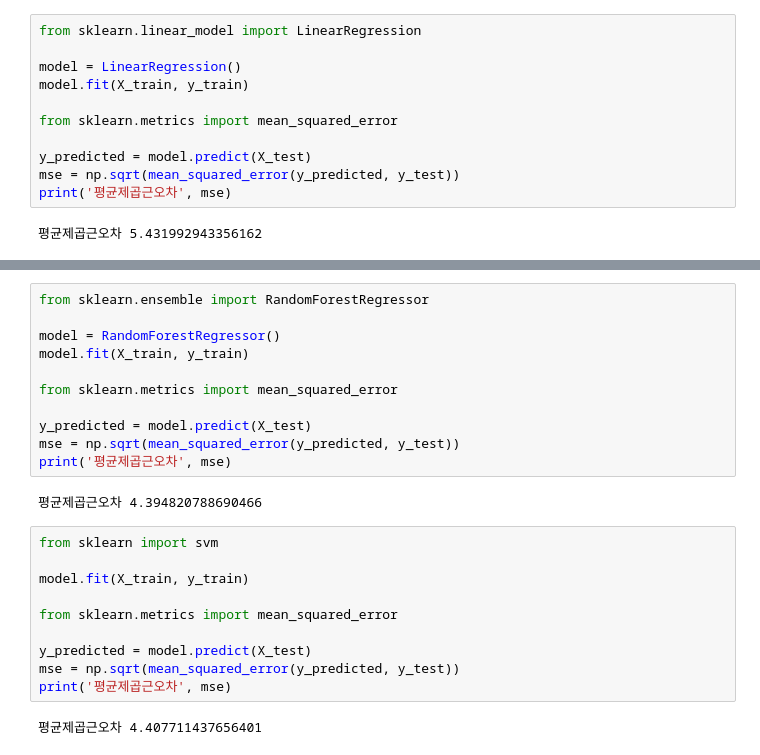
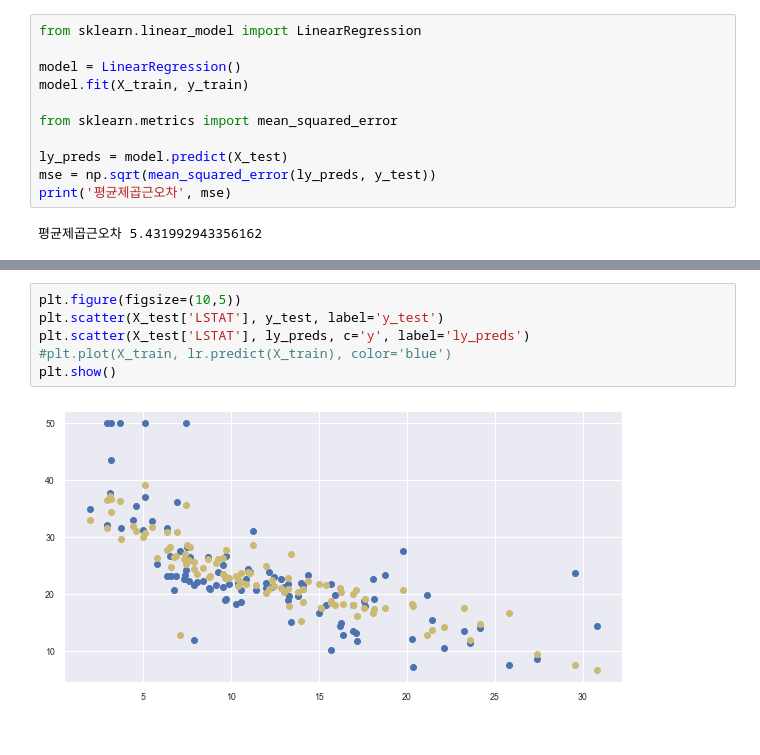
Before and after one commit to dsamne/AI-class, a Jupyter notebook: boston.ipynb, the cells around one changed output, grey strips where cells are left out. Saved outputs shown, nothing was run; the diff lists cells and outputs as text.

```diff
--- a/boston.ipynb
+++ b/boston.ipynb
@@ -205,8 +202,8 @@ model.fit(X_train, y_train)
 
 from sklearn.metrics import mean_squared_error
 
-y_predicted = model.predict(X_test)
-mse = np.sqrt(mean_squared_error(y_predicted, y_test))
+ly_preds = model.predict(X_test)
+mse = np.sqrt(mean_squared_error(ly_preds, y_test))
 print('평균제곱근오차', mse)
 # %% [output]
 평균제곱근오차 5.431992943356162
@@ -226,25 +210,8 @@ print('평균제곱근오차', mse)
-# %%
-from sklearn.ensemble import RandomForestRegressor
-
-model = RandomForestRegressor()
-model.fit(X_train, y_train)
-
-from sklearn.metrics import mean_squared_error
-
-y_predicted = model.predict(X_test)
-mse = np.sqrt(mean_squared_error(y_predicted, y_test))
-print('평균제곱근오차', mse)
-# %% [output]
-평균제곱근오차 4.394820788690466
-# %%
-from sklearn import svm
-
-model.fit(X_train, y_train)
-
-from sklearn.metrics import mean_squared_error
-
-y_predicted = model.predict(X_test)
-mse = np.sqrt(mean_squared_error(y_predicted, y_test))
-print('평균제곱근오차', mse)
-# %% [output]
-평균제곱근오차 4.407711437656401
+# %%
+plt.figure(figsize=(10,5))
+plt.scatter(X_test['LSTAT'], y_test, label='y_test')
+plt.scatter(X_test['LSTAT'], ly_preds, c='y', label='ly_preds')
+#plt.plot(X_train, lr.predict(X_train), color='blue')
+plt.show()
+# %% [output]
+[figure, added]
```
Also changed, not shown: parts of 9 cells of this notebook.
